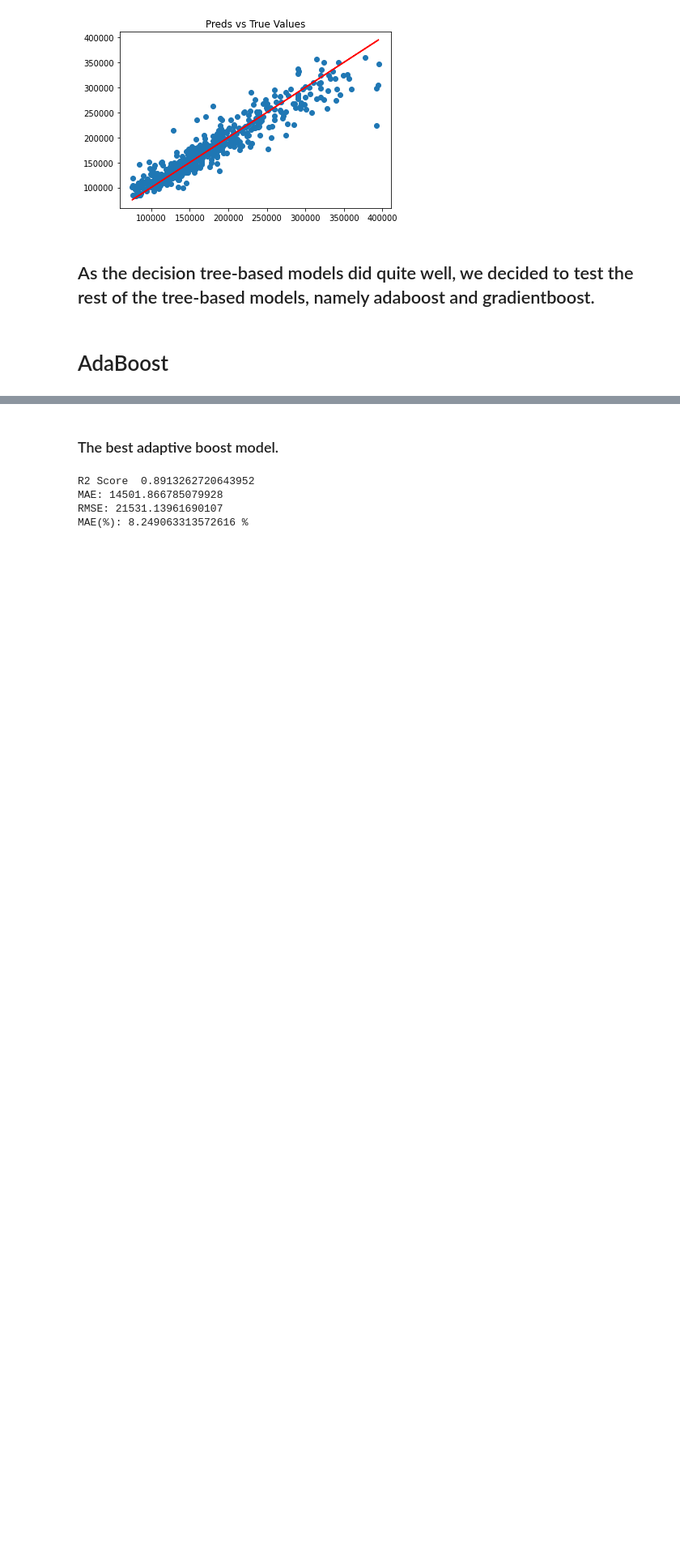
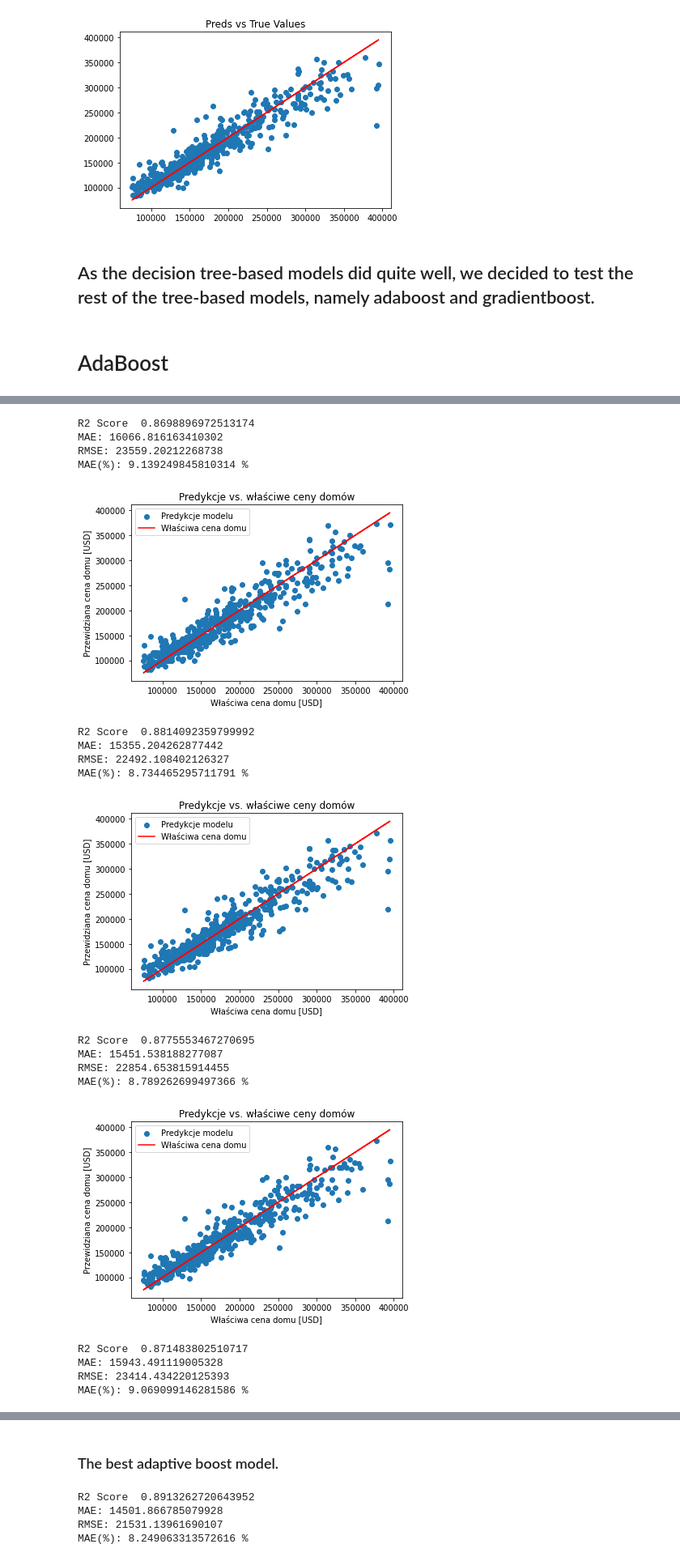
Before and after one commit to KacperChmura1/House-Price, a Jupyter notebook: ML.ipynb, the cells around one changed output, grey strips where cells are left out. Shown at 81% size. Saved outputs shown, nothing was run; the diff lists cells and outputs as text; code cells hidden in the pictures; blank space fills up the shorter version.

```diff
--- a/ML.ipynb
+++ b/ML.ipynb
@@ -596,3 +631,23 @@ tree = DecisionTreeRegressor(ccp_alpha = 0.3, criterion = 'absolute_error', min_
 # %%
-#for i in range(1,11):
-#    ml(dummies_df, AdaBoostRegressor(base_estimator=tree,n_estimators=25,learning_rate=i*0.2 ) , False, 0)
+for i in range(1,11):
+    ml(dummies_df, AdaBoostRegressor(base_estimator=tree,n_estimators=25,learning_rate=i*0.2 ) , False, 0)
+# %% [output]
+R2 Score  0.8698896972513174
+MAE: 16066.816163410302
+RMSE: 23559.20212268738
+MAE(%): 9.139249845810314 %
+[figure, added]
+R2 Score  0.8814092359799992
+MAE: 15355.204262877442
+RMSE: 22492.108402126327
+MAE(%): 8.734465295711791 %
+[figure, added]
+R2 Score  0.8775553467270695
+MAE: 15451.538188277087
+RMSE: 22854.653815914455
+MAE(%): 8.789262699497366 %
+[figure, added]
+R2 Score  0.871483802510717
+MAE: 15943.491119005328
+RMSE: 23414.434220125393
+MAE(%): 9.069099146281586 %
```
Also changed, not shown: parts of 24 cells of this notebook.
